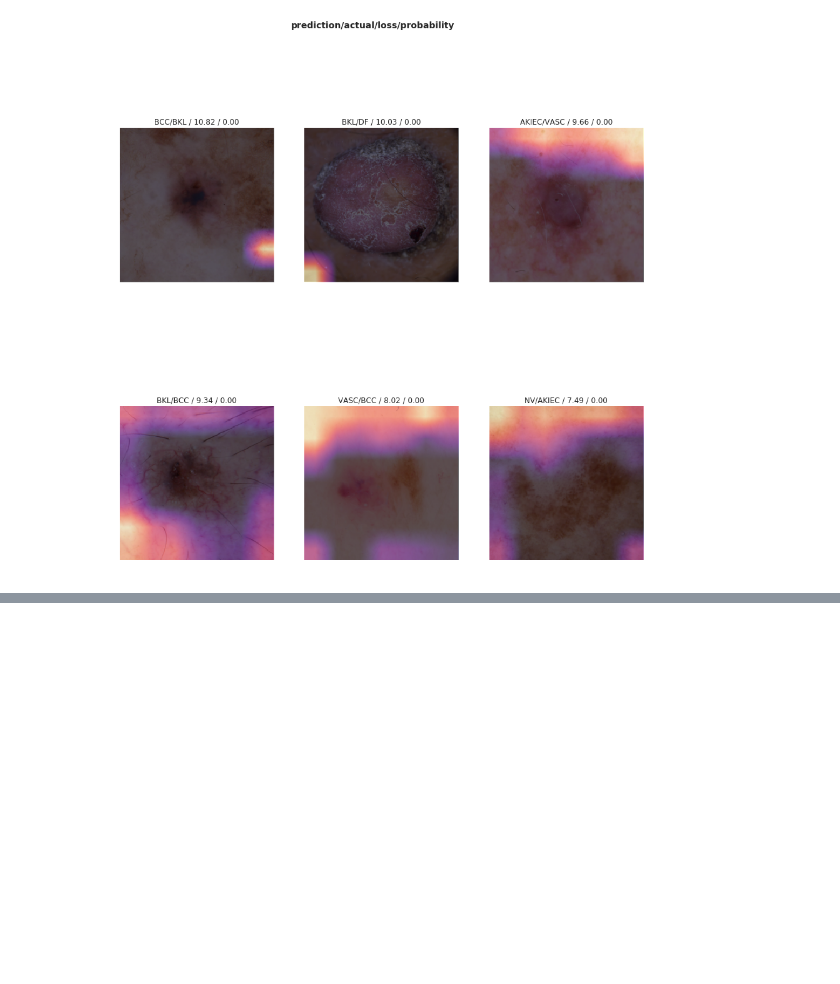
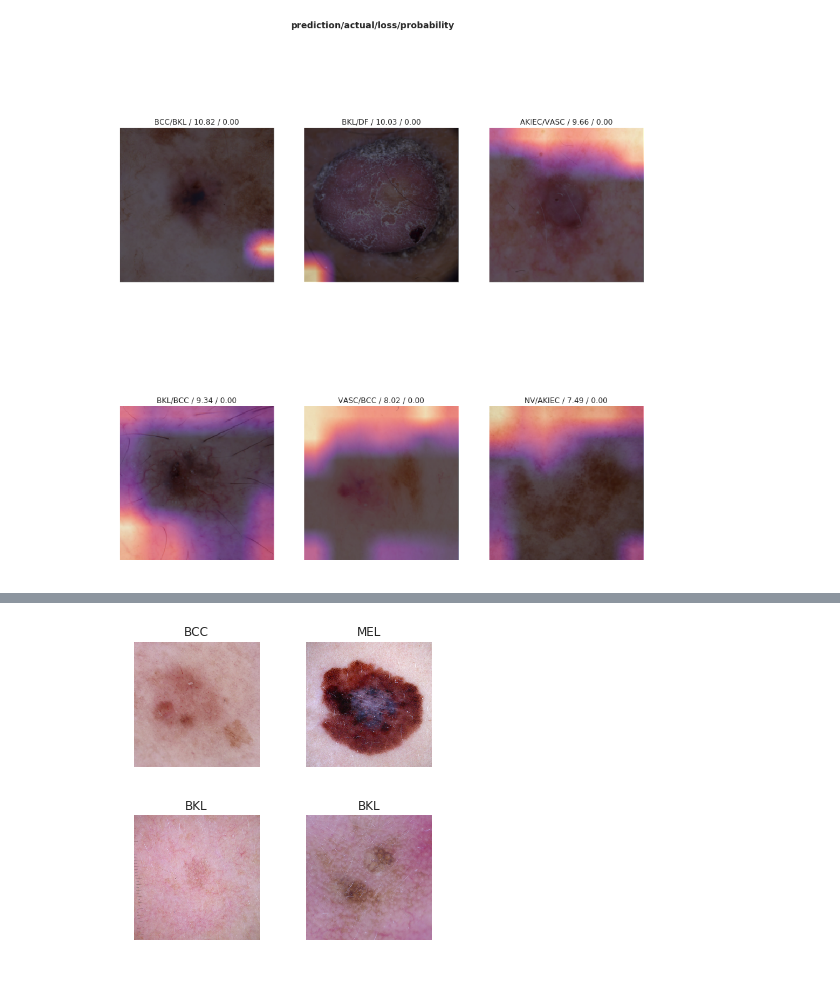
Before and after one commit to lriverawong/deep-learning-melanoma-detection, a Jupyter notebook: dl-melanoma-env-2/dl-melanoma-v2.ipynb, the cells around one changed output, grey strips where cells are left out. Saved outputs shown, nothing was run; the diff lists cells and outputs as text; code cells hidden in the pictures; blank space fills up the shorter version.

```diff
--- a/dl-melanoma-env-2/dl-melanoma-v2.ipynb
+++ b/dl-melanoma-env-2/dl-melanoma-v2.ipynb
@@ -561,0 +609,4 @@ interp2.plot_top_losses(6, figsize=(15,15))
+# %%
+data3.show_batch(rows=2, figsize=(5,5), ds_type=DatasetType.Valid)
+# %% [output]
+[figure, added]
```
Also changed, not shown: parts of 11 cells of this notebook, 3 other files.
